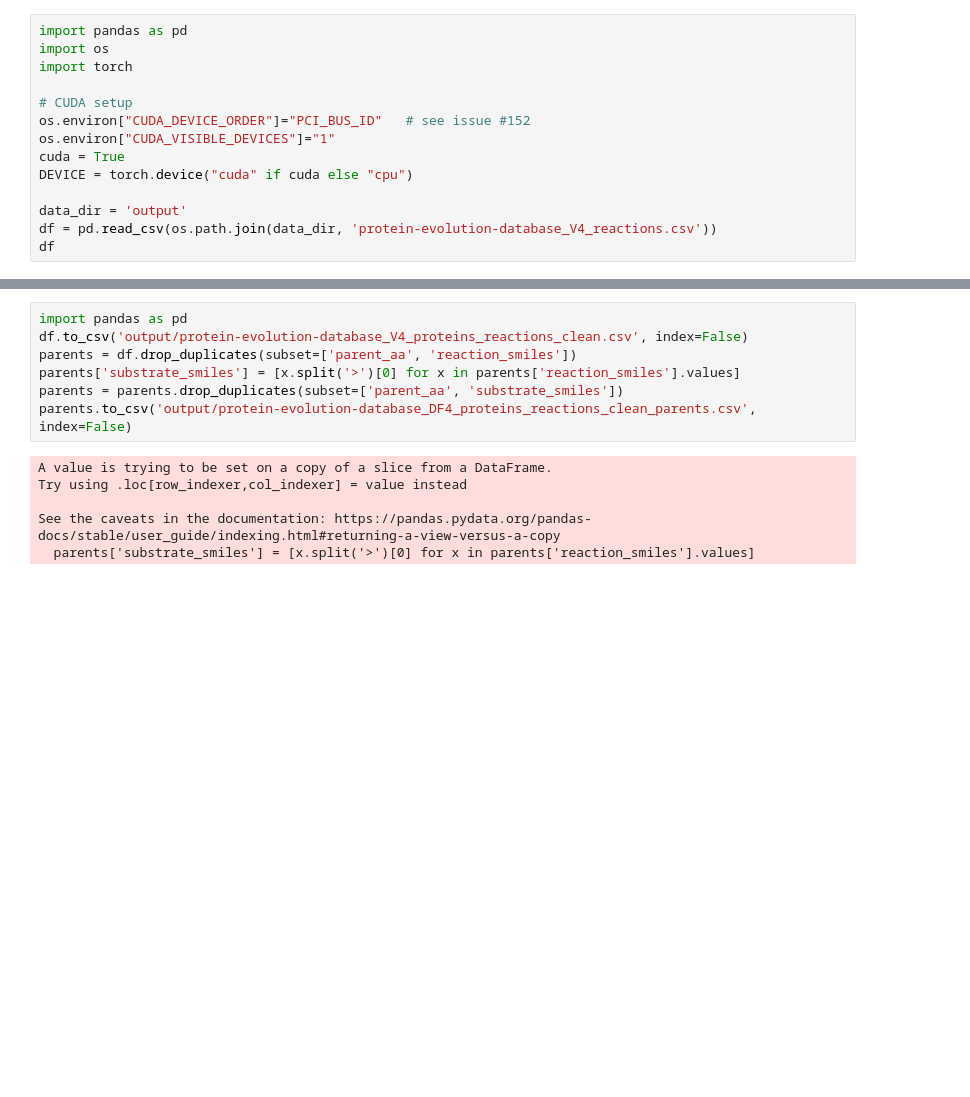
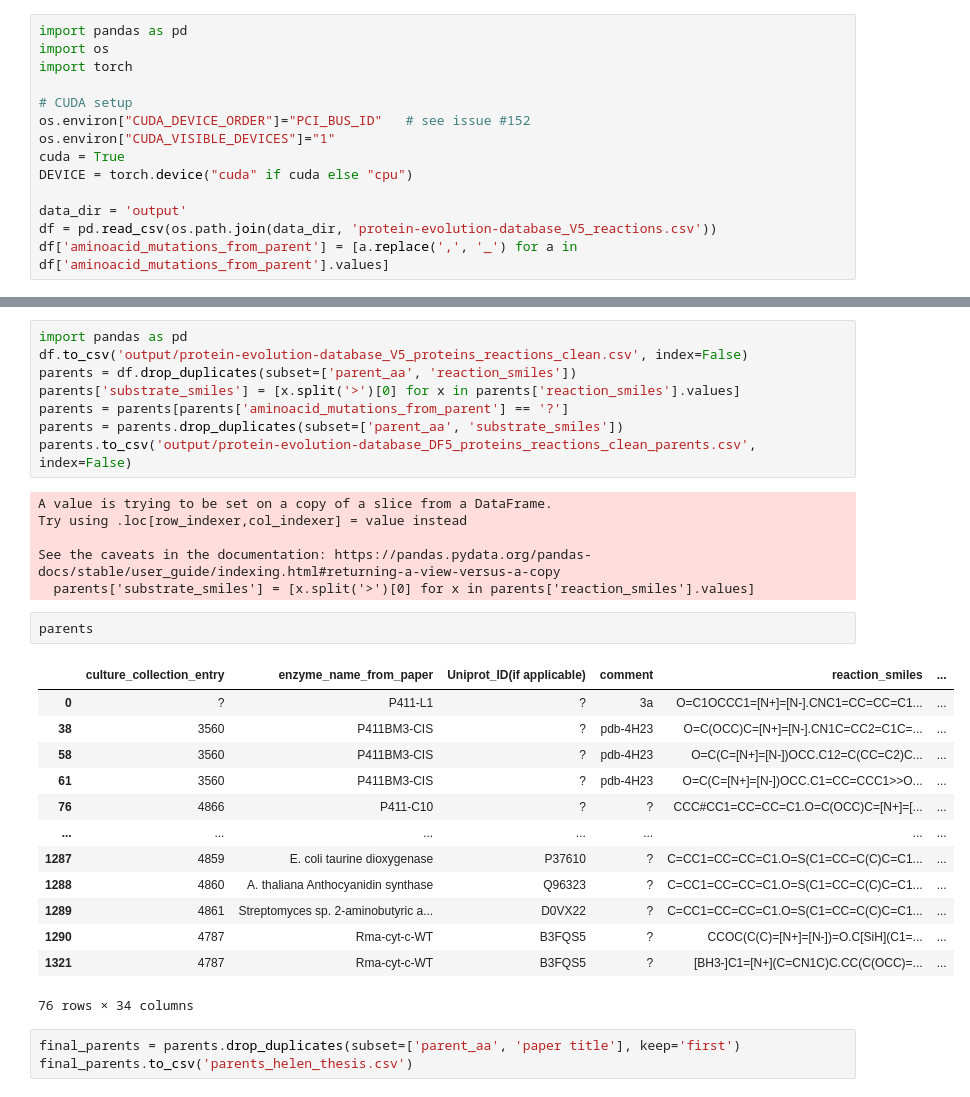
Before and after one commit to fhalab/EnzymeEngineeringDB, a Jupyter notebook: analysis/N2_CleanEnzymeData.ipynb, the cells around one changed output, grey strips where cells are left out. Drawn from its saved outputs; the diff is of its cells as text; blank space fills up the shorter version.

```diff
--- a/analysis/N2_CleanEnzymeData.ipynb
+++ b/analysis/N2_CleanEnzymeData.ipynb
@@ -20,5 +20,5 @@ cuda = True
 DEVICE = torch.device("cuda" if cuda else "cpu")
 
 data_dir = 'output'
-df = pd.read_csv(os.path.join(data_dir, 'protein-evolution-database_V4_reactions.csv'))
-df
+df = pd.read_csv(os.path.join(data_dir, 'protein-evolution-database_V5_reactions.csv'))
+df['aminoacid_mutations_from_parent'] = [a.replace(',', '_') for a in df['aminoacid_mutations_from_parent'].values]
@@ -235,14 +222,34 @@ len(variant_df)
 Save both only the parents and also the
 # %%
 import pandas as pd
-df.to_csv('output/protein-evolution-database_V4_proteins_reactions_clean.csv', index=False)
+df.to_csv('output/protein-evolution-database_V5_proteins_reactions_clean.csv', index=False)
 parents = df.drop_duplicates(subset=['parent_aa', 'reaction_smiles'])
 parents['substrate_smiles'] = [x.split('>')[0] for x in parents['reaction_smiles'].values]
+parents = parents[parents['aminoacid_mutations_from_parent'] == '?']
 parents = parents.drop_duplicates(subset=['parent_aa', 'substrate_smiles'])
-parents.to_csv('output/protein-evolution-database_DF4_proteins_reactions_clean_parents.csv', index=False)
+parents.to_csv('output/protein-evolution-database_DF5_proteins_reactions_clean_parents.csv', index=False)
 # %% [output]
 A value is trying to be set on a copy of a slice from a DataFrame.
 Try using .loc[row_indexer,col_indexer] = value instead
 
 See the caveats in the documentation: https://pandas.pydata.org/pandas-docs/stable/user_guide/indexing.html#returning-a-view-versus-a-copy
   parents['substrate_smiles'] = [x.split('>')[0] for x in parents['reaction_smiles'].values]
+# %%
+parents
+# %% [output]
+|  | culture_collection_entry | enzyme_name_from_paper | Uniprot_ID(if applicable) | comment | reaction_smiles | ... |
+| 0 | ? | P411-L1 | ? | 3a | O=C1OCCC1=[N+]=[N-].CNC1=CC=CC=C1... | ... |
+| 38 | 3560 | P411BM3-CIS | ? | pdb-4H23 | O=C(OCC)C=[N+]=[N-].CN1C=CC2=C1C=... | ... |
+| 58 | 3560 | P411BM3-CIS | ? | pdb-4H23 | O=C(C=[N+]=[N-])OCC.C12=C(CC=C2)C... | ... |
+| 61 | 3560 | P411BM3-CIS | ? | pdb-4H23 | O=C(C=[N+]=[N-])OCC.C1=CC=CCC1>>O... | ... |
+| 76 | 4866 | P411-C10 | ? | ? | CCC#CC1=CC=CC=C1.O=C(OCC)C=[N+]=[... | ... |
+| ... | ... | ... | ... | ... | ... | ... |
+| 1287 | 4859 | E. coli taurine dioxygenase | P37610 | ? | C=CC1=CC=CC=C1.O=S(C1=CC=C(C)C=C1... | ... |
+| 1288 | 4860 | A. thaliana Anthocyanidin synthase | Q96323 | ? | C=CC1=CC=CC=C1.O=S(C1=CC=C(C)C=C1... | ... |
+| 1289 | 4861 | Streptomyces sp. 2-aminobutyric a... | D0VX22 | ? | C=CC1=CC=CC=C1.O=S(C1=CC=C(C)C=C1... | ... |
+| 1290 | 4787 | Rma-cyt-c-WT | B3FQS5 | ? | CCOC(C(C)=[N+]=[N-])=O.C[SiH](C1=... | ... |
+| 1321 | 4787 | Rma-cyt-c-WT | B3FQS5 | ? | [BH3-]C1=[N+](C=CN1C)C.CC(C(OCC)=... | ... |
+76 rows × 34 columns
+# %%
+final_parents = parents.drop_duplicates(subset=['parent_aa', 'paper title'], keep='first')
+final_parents.to_csv('parents_helen_thesis.csv')
```
Also changed, not shown: parts of 5 cells of this notebook, 5 other files.
